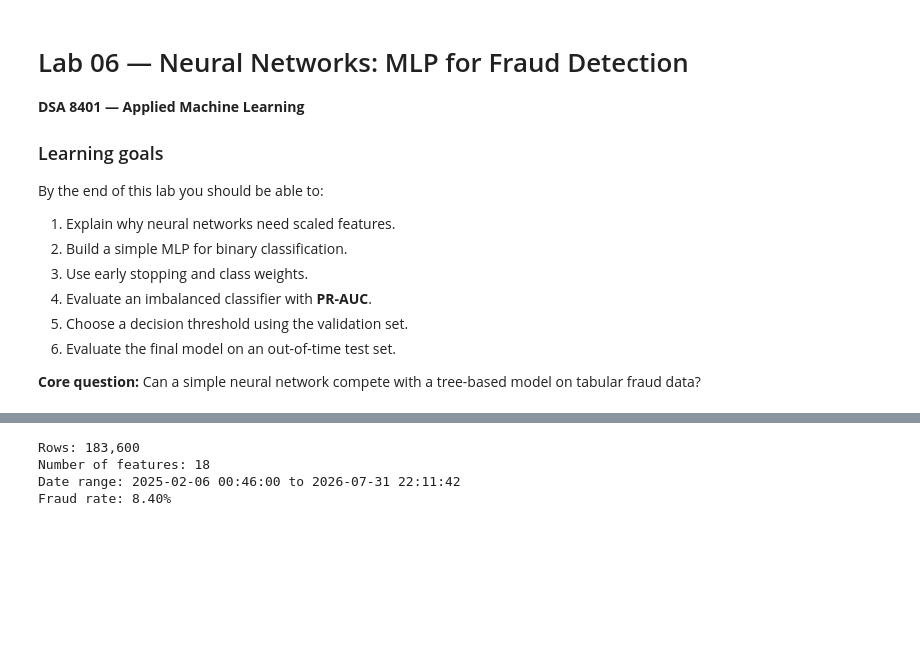
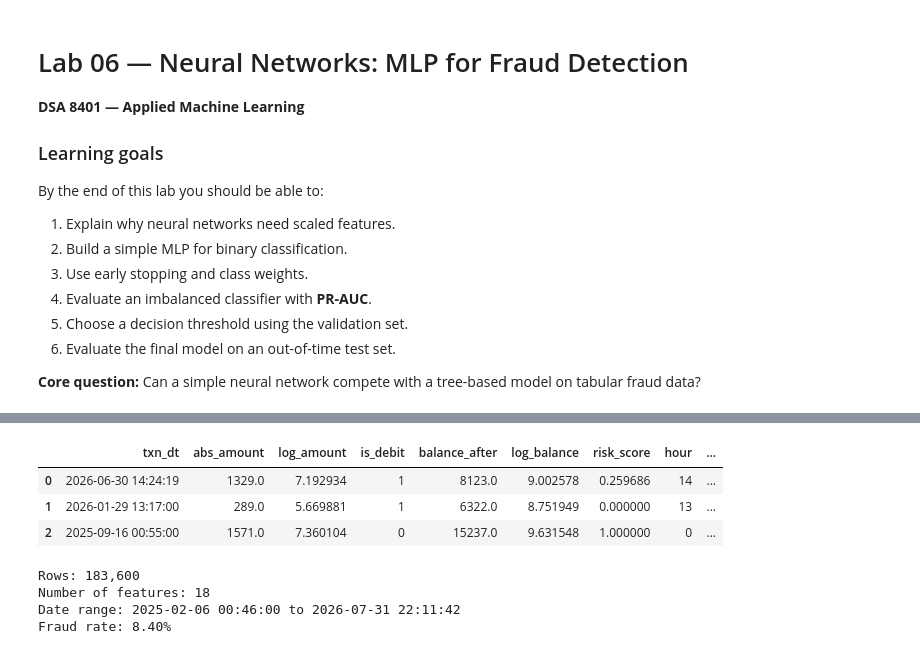
Before and after one commit to mweneh/AML_Book-Data, a Jupyter notebook: notebook/lab06_neural_networks_mlp.ipynb, the cells around one changed output, grey strips where cells are left out. Saved outputs shown, nothing was run; the diff lists cells and outputs as text; code cells hidden in the pictures; blank space fills up the shorter version.

```diff
--- a/notebook/lab06_neural_networks_mlp.ipynb
+++ b/notebook/lab06_neural_networks_mlp.ipynb
@@ -42,3 +44,16 @@ TensorFlow: 2.21.0
+# %%
+# Load the cleaned, feature-engineered data
+df = pd.read_csv(
+    r"C:\Users\Lbundi\Desktop\Strathmore Lectures\AML YR 26\Data\CleanedFeaturesFromLoan.csv",
+    parse_dates=["txn_dt"],
+)
+# %%
+df.head(3)
+# %% [output]
+|  | txn_dt | abs_amount | log_amount | is_debit | balance_after | log_balance | risk_score | hour | ... |
+| 0 | 2026-06-30 14:24:19 | 1329.0 | 7.192934 | 1 | 8123.0 | 9.002578 | 0.259686 | 14 | ... |
+| 1 | 2026-01-29 13:17:00 | 289.0 | 5.669881 | 1 | 6322.0 | 8.751949 | 0.000000 | 13 | ... |
+| 2 | 2025-09-16 00:55:00 | 1571.0 | 7.360104 | 0 | 15237.0 | 9.631548 | 1.000000 | 0 | ... |
 # %%
 # Load the cleaned, feature-engineered data
 df = pd.read_csv(
```
Also changed, not shown: parts of 11 cells of this notebook.
